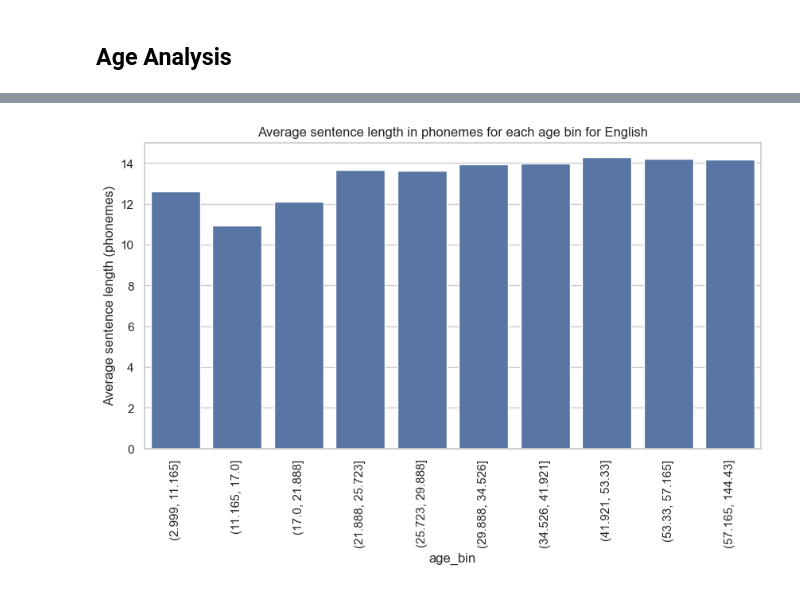
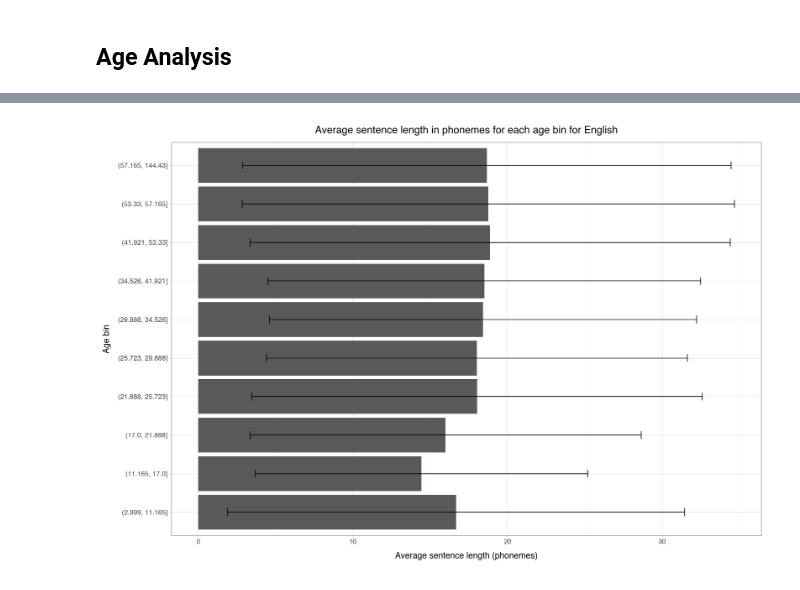
Before and after one commit to codebyzeb/g2p-plus, a Jupyter notebook: datasets/childes/analysis/datasets.ipynb, the cells around one changed output, grey strips where cells are left out. Saved outputs shown, nothing was run; the diff lists cells and outputs as text; code cells hidden in the pictures.

```diff
--- a/datasets/childes/analysis/datasets.ipynb
+++ b/datasets/childes/analysis/datasets.ipynb
@@ -6,8 +6,9 @@ Comparing the different languages within the CHILDES dataset.
 import pandas as pd
 import seaborn as sns
 import matplotlib.pyplot as plt
+import plotly.express as px
+import plotnine as p9
 import numpy as np
-import plotly.express as px
 
 from datasets import load_dataset, get_dataset_config_names
 from tqdm import tqdm
@@ -15,3 +16,4 @@ from tqdm import tqdm
 DATASET_PATH = '../CHILDES-dataset'
 
 sns.set_theme(style="whitegrid")
+p9.theme_set(p9.theme_light())
@@ -18,13 +22,13 @@ sns.set_theme(style="whitegrid")
 # %%
-languages = get_dataset_config_names('transformersegmentation/CHILDES')
+languages = get_dataset_config_names(DATASET_PATH)
 print('Languages:', languages)
-datasets = {language : load_dataset('transformersegmentation/CHILDES', language, split='train') for language in languages}
+datasets = {language : load_dataset(DATASET_PATH, language, split='train') for language in languages}
 # %% [output]
 Languages: ['English', 'EnglishUK', 'French', 'German', 'Spanish', 'Dutch', 'Mandarin', 'Japanese', 'Cantonese', 'Estonian', 'Croatian', 'Danish', 'Basque', 'Hungarian', 'Turkish', 'Farsi', 'Icelandic ...
 # %%
 properties = pd.DataFrame(columns=['language', 'n_utterances', 'n_words', 'n_phonemes', 'unique_words'])
-properties.set_index('language', inplace=True)
-properties.index.name = 'language'
+#properties.set_index('language', inplace=True)
+#properties.index.name = 'language'
 
 for language, dataset in datasets.items():
     lines = list(dataset['phonemized_utterance'])
@@ -35,7 +39,7 @@ for language, dataset in datasets.items():
     unique_words = [w.strip() for w in ' '.join(lines).split('WORD_BOUNDARY')]
     unique_words = len(set(unique_words))
 
-    properties.loc[language] = [n_utterances, n_words, n_phonemes, unique_words]
+    properties.loc[len(properties)] = [language, n_utterances, n_words, n_phonemes, unique_words]
 
 properties
 # %% [output]
@@ -276,0 +355,5 @@ plt.show()
+# %%
+# Remove top 5% of information content values for each language
+for language in information_content:
+    percentile = np.percentile(information_content[language], 95)
+    information_content[language] = [i for i in information_content[language] if i <= percentile]
@@ -379,24 +532,36 @@ invalid value encountered in scalar divide
 # %%
 # Get average sentence length in phonemes for each bin
-sentence_lengths = pd.DataFrame(columns=['age_bin', 'average_sentence_length'])
+sentence_lengths = pd.DataFrame(columns=['age_bin', 'average_sentence_length', 'std'])
 sentence_lengths.set_index('age_bin', inplace=True)
 sentence_lengths.index.name = 'age_bin'
 
 for age_bin in age_bins:
     lines = list(english[english['age_bin'] == age_bin]['phonemized_utterance'])
     n_utterances = len(lines)
     if n_utterances == 0:
         continue
-    word_counts = [utterance.count('WORD_BOUNDARY') for utterance in lines]
-    n_words = sum(word_counts)
-    n_phonemes = sum(len(utterance.split(' ')) - word_count for utterance, word_count in zip(lines, word_counts))
-    sentence_lengths.loc[age_bin] = n_phonemes / n_utterances
+    phoneme_counts = [len(utterance.split(' ')) for utterance in lines]
+    average_sentence_length = np.mean(phoneme_counts)
+    std = np.std(phoneme_counts)
+    sentence_lengths.loc[age_bin] = [average_sentence_length, std]
 
-plt.figure(figsize=(10, 5))
-sns.barplot(data=sentence_lengths, x=sentence_lengths.index, y='average_sentence_length')
-plt.xticks(rotation=90)
-plt.ylabel('Average sentence length (phonemes)')
-plt.title('Average sentence length in phonemes for each age bin for English')
-plt.show()
+# plt.figure(figsize=(10, 5))
+# sns.barplot(data=sentence_lengths, x=sentence_lengths.index, y='average_sentence_length')
+# plt.xticks(rotation=90)
+# plt.ylabel('Average sentence length (phonemes)')
+# plt.title('Average sentence length in phonemes for each age bin for English')
+# plt.show()
+
+p = (p9.ggplot(sentence_lengths.reset_index(), p9.aes(x='age_bin', y='average_sentence_length'))
+        + p9.geom_bar(stat='identity')
+        + p9.geom_errorbar(p9.aes(ymin='average_sentence_length - std', ymax='average_sentence_length + std'), width=0.2)
+        + p9.coord_flip()
+        + p9.theme(figure_size=(12, 8))
+        + p9.ggtitle('Average sentence length in phonemes for each age bin for English')
+        + p9.xlab('Age bin')
+        + p9.ylab('Average sentence length (phonemes)')
+    )
+
+p.show()
 # %% [output]
-[figure, old version]
+[figure, new version]
```
Also changed, not shown: parts of 22 cells of this notebook, 4 other files.
